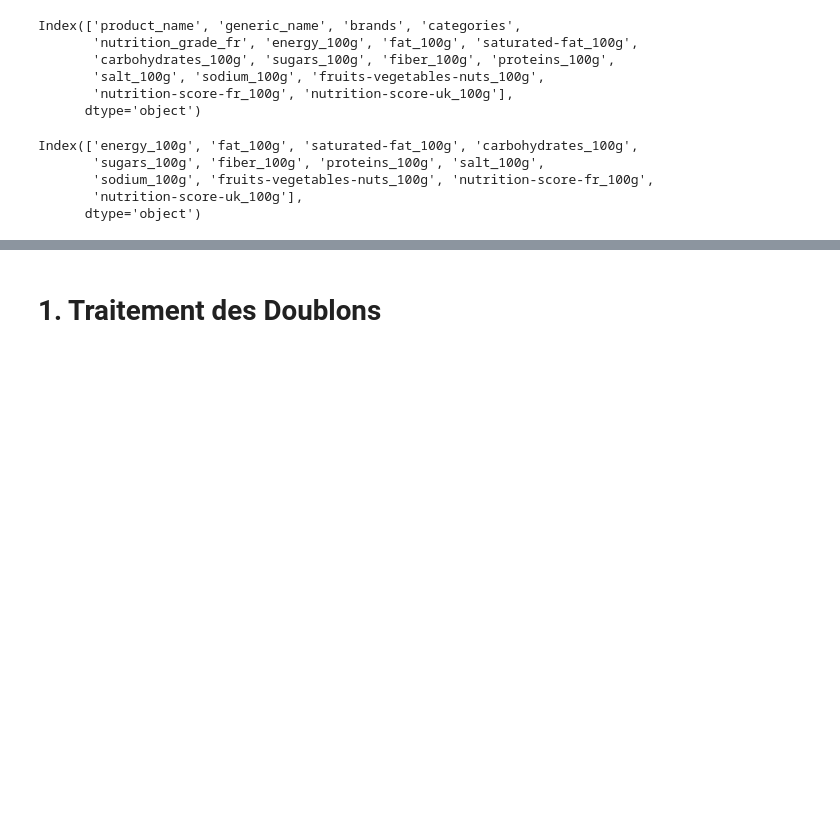
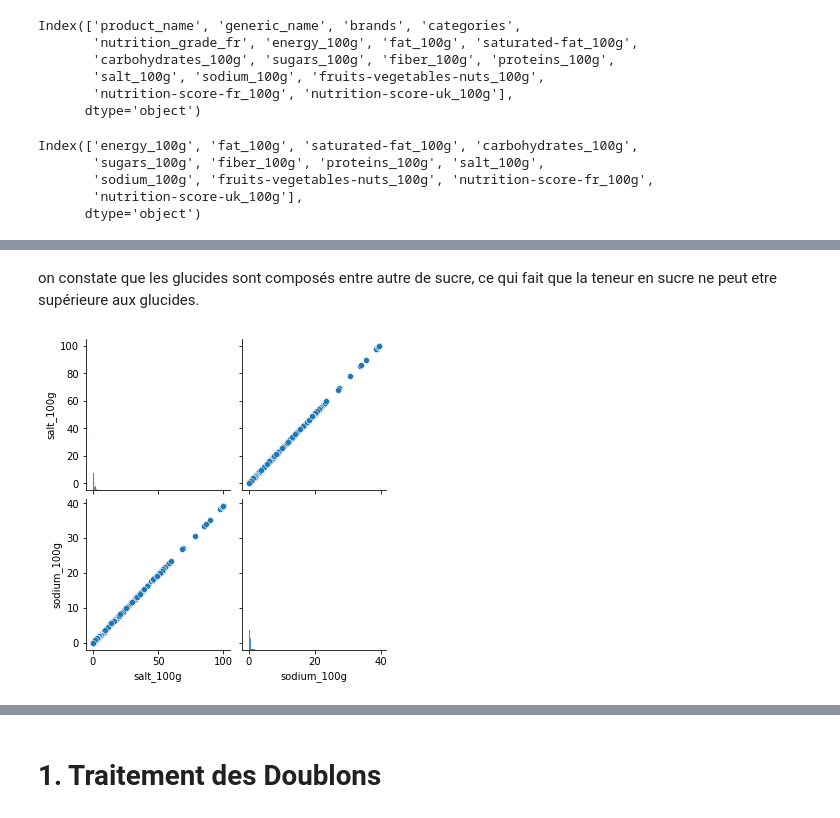
Before and after one commit to MarieDeSmedt/FoodFlix, a Jupyter notebook: notebook/Data_clean.ipynb, the cells around one changed output, grey strips where cells are left out. Saved outputs shown, nothing was run; the diff lists cells and outputs as text; code cells hidden in the pictures; blank space fills up the shorter version.

```diff
--- a/notebook/Data_clean.ipynb
+++ b/notebook/Data_clean.ipynb
@@ -50,0 +51,10 @@ plt.show()
+# %% [markdown]
+on constate que les glucides sont composés entre autre de sucre, ce qui fait que la teneur en sucre ne peut etre supérieure aux glucides.
+# %%
+#corrélation entre sel et sodium
+columns4 = ['salt_100g','sodium_100g']
+df_corr4 = int_float_df.loc[:,columns4]
+sns.pairplot(df_corr4)
+plt.show()
+# %% [output]
+[figure, added]
```
Also changed, not shown: parts of 9 cells of this notebook.
